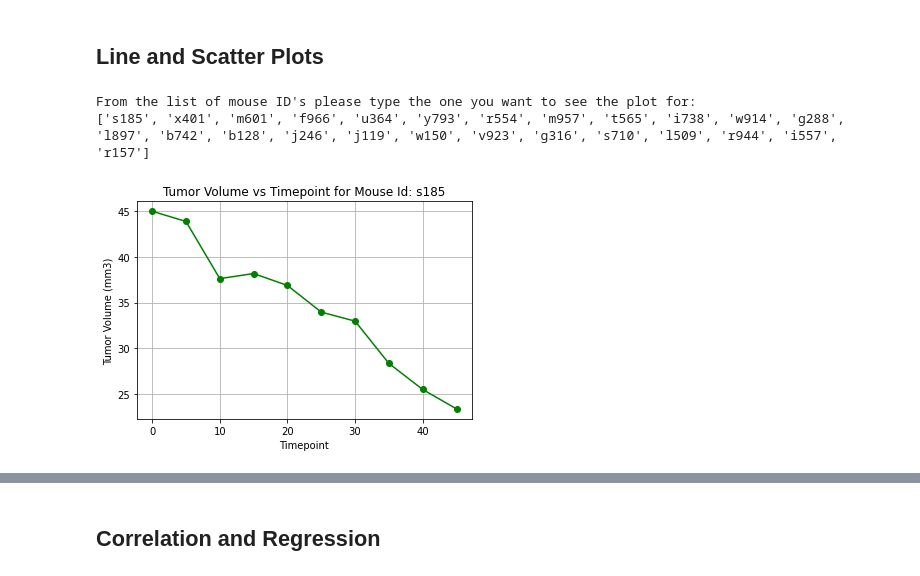
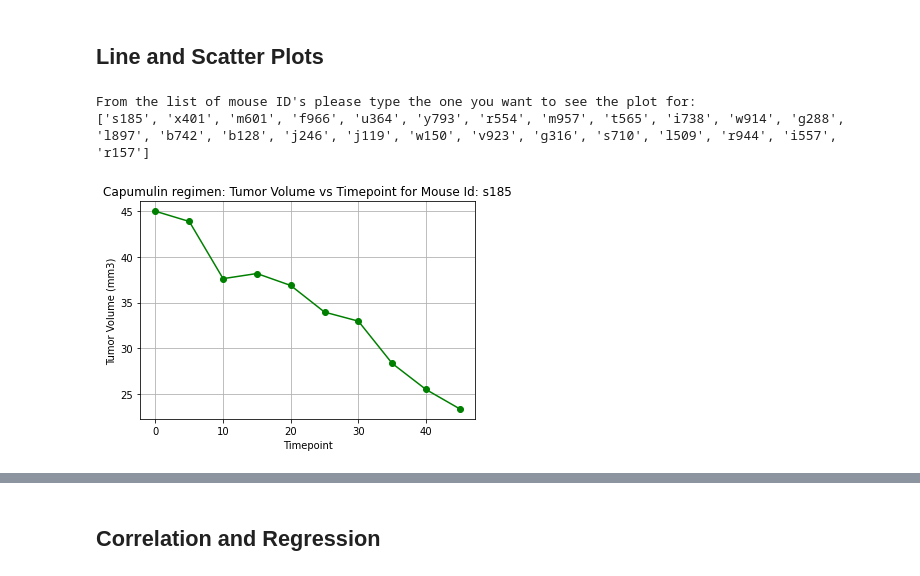
Before and after one commit to JuanjoFernandez/pharmaceutical, a Jupyter notebook: Pymaceuticals/pymaceuticals_starter.ipynb, the cells around one changed output, grey strips where cells are left out. Cells and saved outputs as stored; diff of their text form; code cells hidden in the pictures.

```diff
--- a/Pymaceuticals/pymaceuticals_starter.ipynb
+++ b/Pymaceuticals/pymaceuticals_starter.ipynb
@@ -335,34 +335,34 @@ plt.show()
 # Generate a line plot of tumor volume vs. time point for a mouse treated with Capomulin
 
 #new dataframe with only the mouses treated with capomulin
 capomulin_data = clean_study.loc[clean_study['Drug Regimen'] == 'Capomulin', :]
 
 #retrieving mouse id's
 mouse_id = capomulin_data['Mouse ID'].unique().tolist()
 
 #asking user for the mouse to plot
 print ('From the list of mouse ID\'s please type the one you want to see the plot for:')
 print (mouse_id)
 
 #for testing purposes, switch comments below when testing is done
 mouse_plot = 's185'
 #mouse_plot = input ('ID: ')
 
 #obtaining mouse data
 plot_data = capomulin_data.loc[capomulin_data['Mouse ID'] == mouse_plot, :]
 x_axis = plot_data['Timepoint'].tolist()
 y_axis = plot_data['Tumor Volume (mm3)'].tolist()
 
 #graph parameters
-plt.title(f'Tumor Volume vs Timepoint for Mouse Id: {mouse_plot}')
+plt.title(f'Capumulin regimen: Tumor Volume vs Timepoint for Mouse Id: {mouse_plot}')
 plt.xlabel("Timepoint")
 plt.ylabel("Tumor Volume (mm3)")
 plt.grid()
 
 mouse_line = plt.plot(x_axis, y_axis, marker ='o', color='green')
 # %% [output]
 From the list of mouse ID's please type the one you want to see the plot for:
 ['s185', 'x401', 'm601', 'f966', 'u364', 'y793', 'r554', 'm957', 't565', 'i738', 'w914', 'g288', 'l897', 'b742', 'b128', 'j246', 'j119', 'w150', 'v923', 'g316', 's710', 'l509', 'r944', 'i557', 'r157']
-[figure, old version]
+[figure, new version]
 # %%
 # Generate a scatter plot of average tumor volume vs. mouse weight for the Capomulin regimen
```
Also changed, not shown: parts of 2 cells of this notebook, 1 other file.
